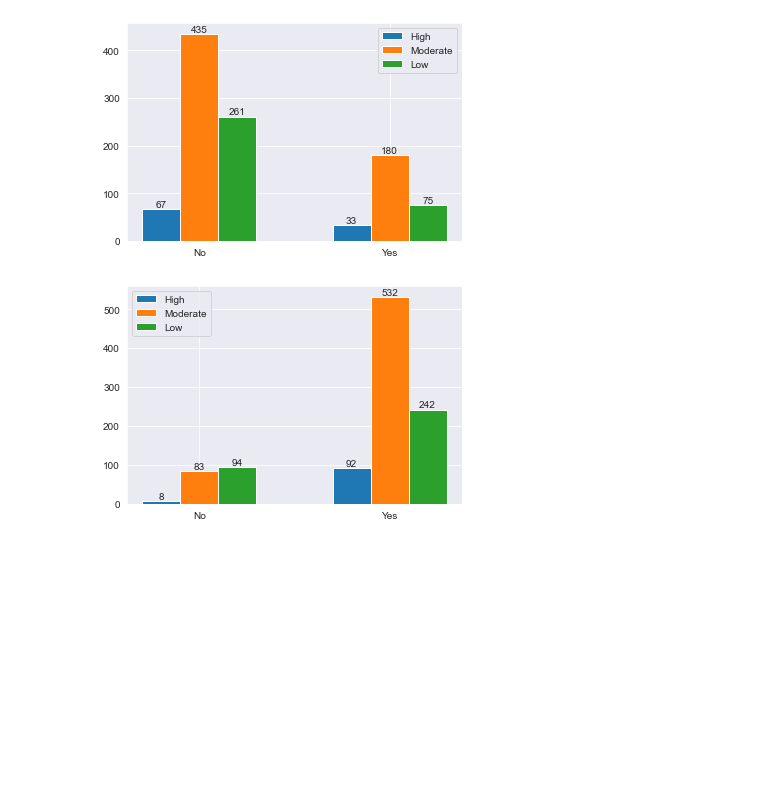
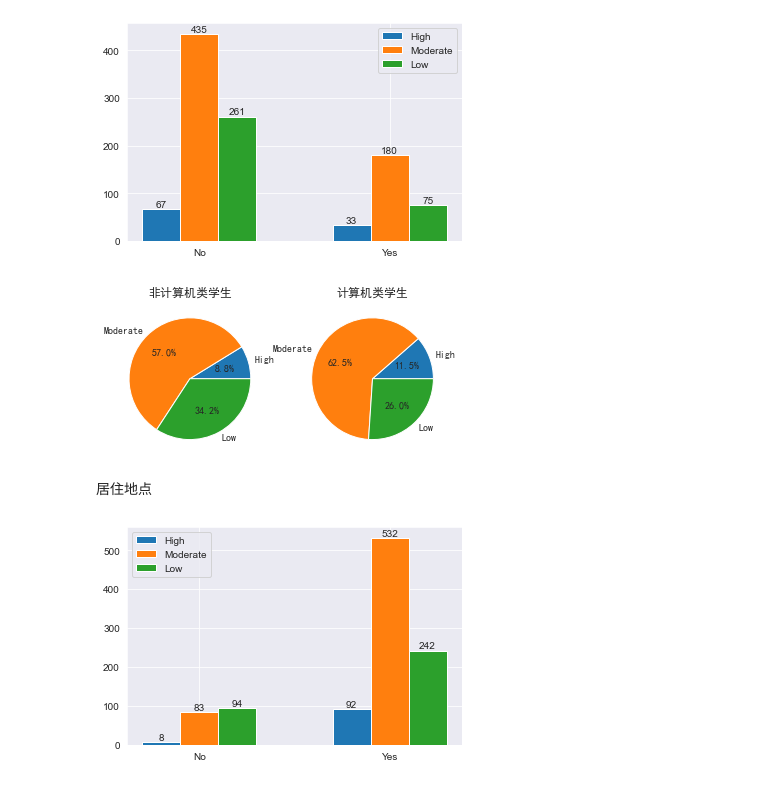
Before and after one commit to TakanashiXny/Introduction-of-DaSE, a Jupyter notebook: final/final_task.ipynb, the cells around one changed output. Cells and saved outputs as stored; diff of their text form; code cells hidden in the pictures; blank space fills up the shorter version.

```diff
--- a/final/final_task.ipynb
+++ b/final/final_task.ipynb
@@ -650,6 +695,23 @@ plt.legend()
 plt.show()
 # %% [output]
 [figure]
+# %%
+plt.subplot(121)
+no = [IT_Adapt['No']['High'], IT_Adapt['No']['Moderate'], IT_Adapt['No']['Low']]
+plt.pie(no, labels=Order, autopct='%1.1f%%')
+plt.title("非计算机类学生")
+
+
+plt.subplot(122)
+yes = [IT_Adapt['Yes']['High'], IT_Adapt['Yes']['Moderate'], IT_Adapt['Yes']['Low']]
+plt.pie(yes, labels=Order, autopct='%1.1f%%')
+plt.title("计算机类学生")
+
+plt.show()
+# %% [output]
+[figure, added]
+# %% [markdown]
+居住地点
 # %%
 high = [Location_Adapt['No']['High'], Location_Adapt['Yes']['High']]
 moderate = [Location_Adapt['No']['Moderate'], Location_Adapt['Yes']['Moderate']]
```
Also changed, not shown: parts of 23 cells of this notebook.
